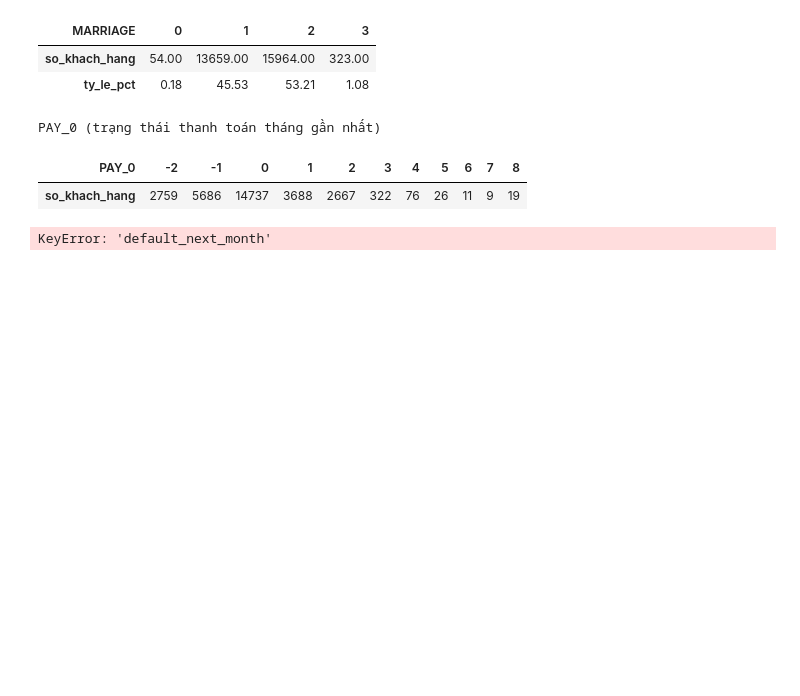
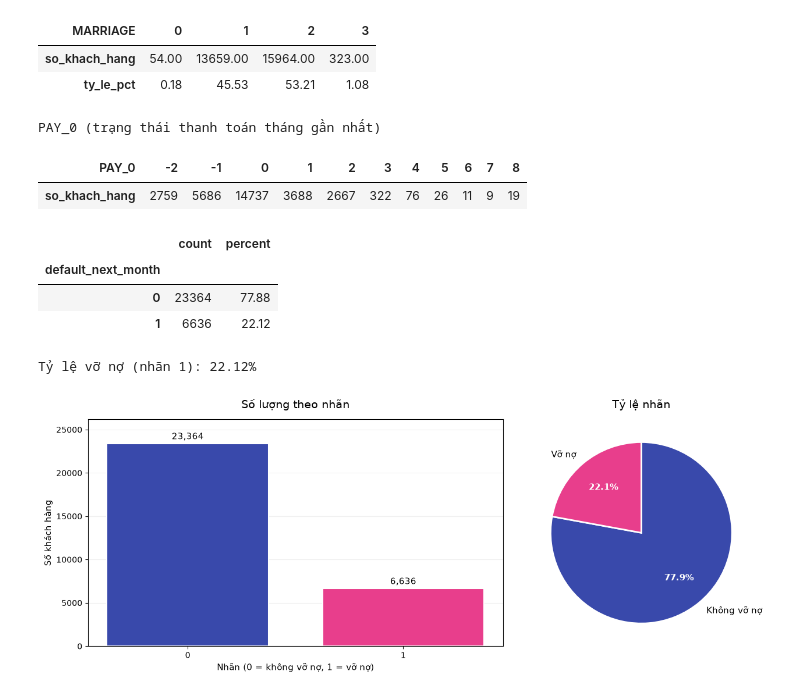
Before and after one commit to Nguen-03/ML_report, a Jupyter notebook: notebook/EDA.ipynb, the cells around one changed output. Drawn from its saved outputs; the diff is of its cells as text; code cells hidden in the pictures; blank space fills up the shorter version.

```diff
--- a/notebook/EDA.ipynb
+++ b/notebook/EDA.ipynb
@@ -246,7 +248,7 @@ colors = [blue, pink]
 background = "#FFFFFF"
 
 # Tạo thư mục lưu biểu đồ
-os.makedirs("figs", exist_ok=True)
+os.makedirs("figures", exist_ok=True)
 
 # Tạo 2 biểu đồ cạnh nhau
 fig, ax = plt.subplots(
@@ -308,32 +310,37 @@ wedges, texts, autotexts = ax[1].pie(
     labeldistance=1.12,
     wedgeprops={
         "edgecolor": "white",
         "linewidth": 2
     },
     textprops={"fontsize": 11}
 )
 
 for text in autotexts:
     text.set_fontsize(11)
     text.set_color("white")
     text.set_fontweight("bold")
 
 ax[1].set_title(
     "Tỷ lệ nhãn",
     fontsize=14,
     pad=14
 )
 
 # Lưu và hiển thị
 plt.tight_layout()
 
 plt.savefig(
-    "figs/01_label_distribution.png",
+    "figures/01_label_distribution.png",
     dpi=200,
     bbox_inches="tight",
     facecolor=fig.get_facecolor()
 )
 
 plt.show()
 # %% [output]
+|  | count | percent |
+| default_next_month |  |  |
+| 0 | 23364 | 77.88 |
+| 1 | 6636 | 22.12 |
-KeyError: 'default_next_month'
+Tỷ lệ vỡ nợ (nhãn 1): 22.12%
+[figure, added]
```
Also changed, not shown: parts of 2 cells of this notebook.
